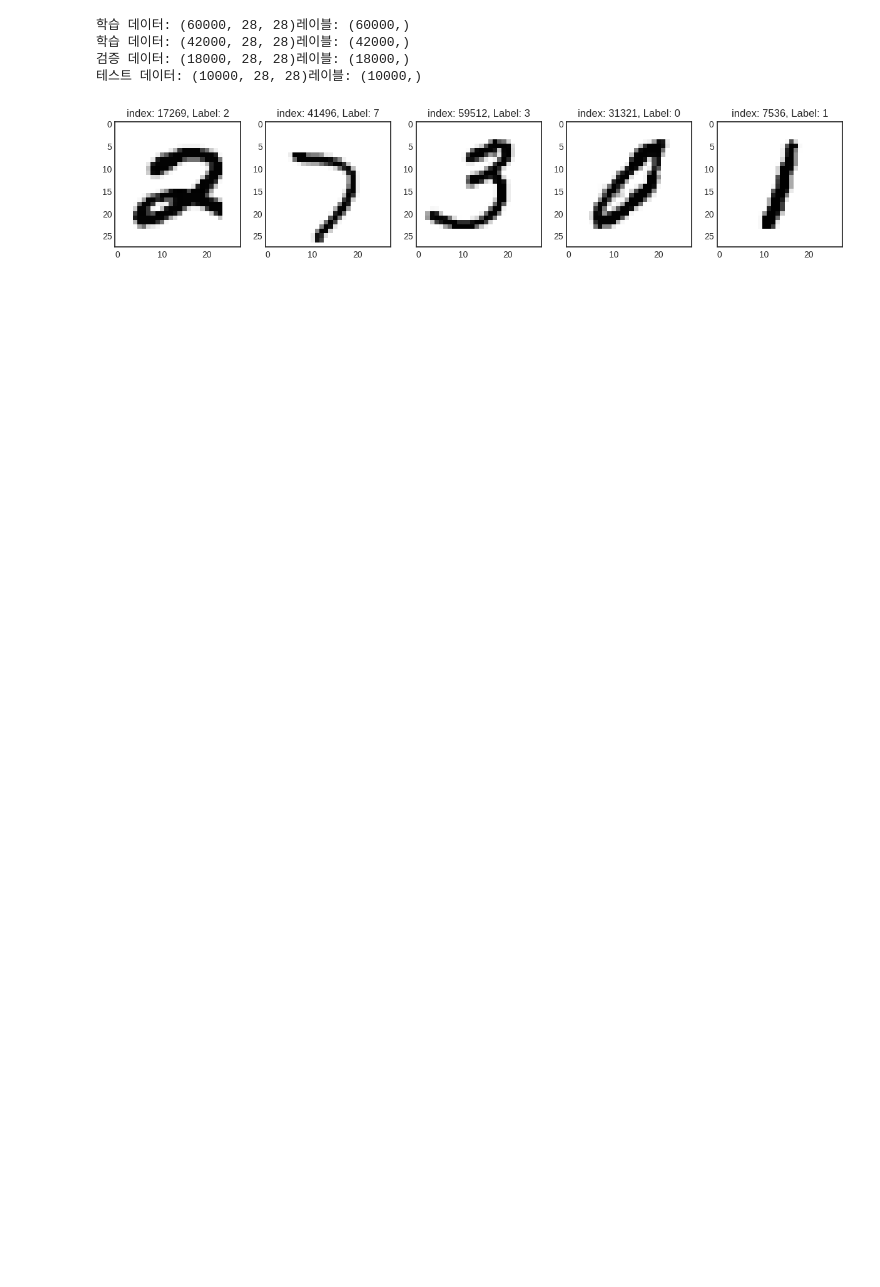
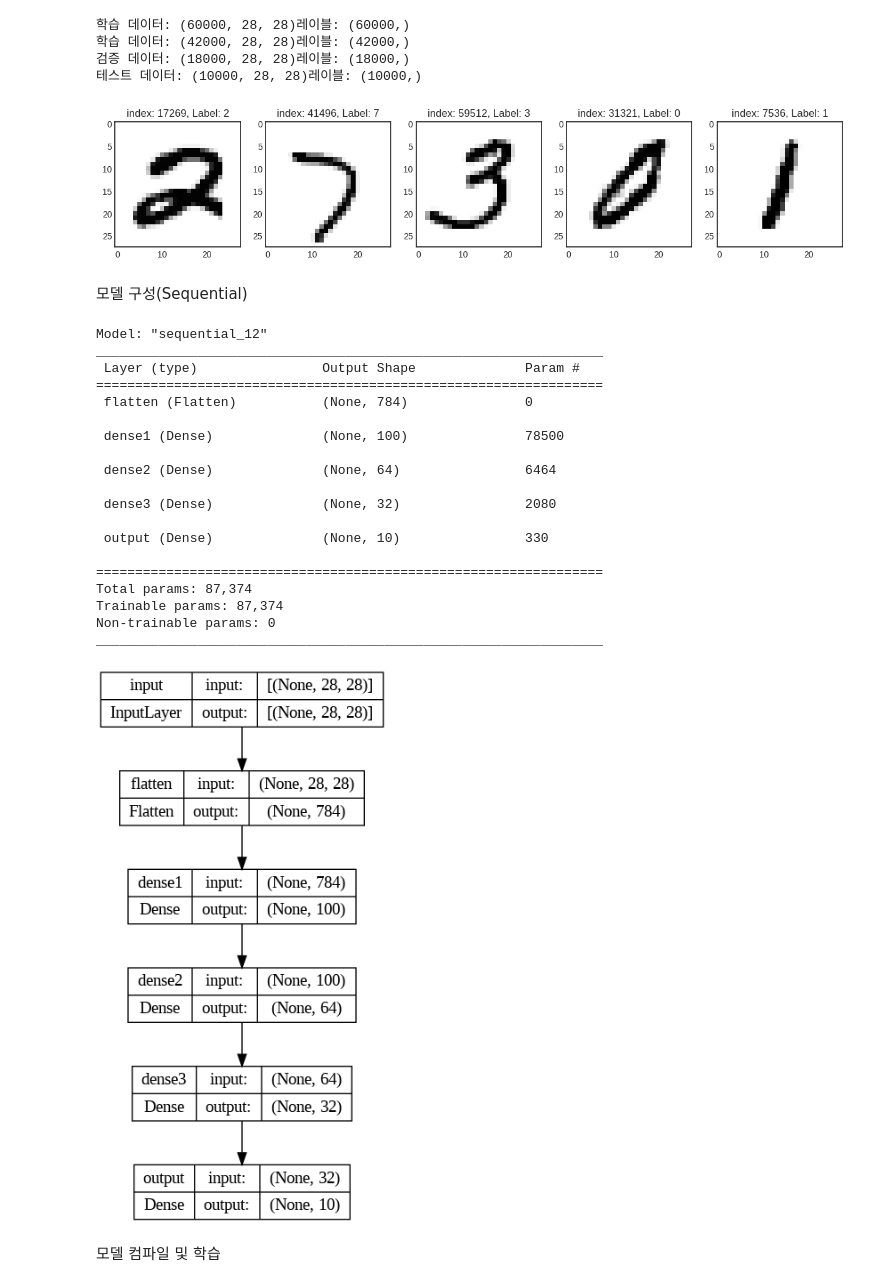
Before and after one commit to HWMV/AiModel_Practice, a Jupyter notebook: Untitled0.ipynb, the cells around one changed output. Drawn from its saved outputs; the diff is of its cells as text; code cells hidden in the pictures; blank space fills up the shorter version.

```diff
--- a/Untitled0.ipynb
+++ b/Untitled0.ipynb
@@ -47,0 +56,34 @@ for i, idx in enumerate(random_idx):
+# %% [markdown]
+모델 구성(Sequential)
+# %%
+model = Sequential([Input(shape=(28,28), name='input'), Flatten(input_shape=[28,28], name='flatten'), Dense(100, activation='relu', name='dense1'),
+                    Dense(64, activation='relu', name='dense2'),
+                    Dense(32, activation='relu', name='dense3'),
+                    Dense(10, activation='softmax', name='output')])
+
+model.summary()
+
+plot_model(model, show_shapes=True)
+# %% [output]
+Model: "sequential_12"
+_________________________________________________________________
+ Layer (type)                Output Shape              Param #
+=================================================================
+ flatten (Flatten)           (None, 784)               0
+
+ dense1 (Dense)              (None, 100)               78500
+
+ dense2 (Dense)              (None, 64)                6464
+
+ dense3 (Dense)              (None, 32)                2080
+
+ output (Dense)              (None, 10)                330
+
+=================================================================
+Total params: 87,374
+Trainable params: 87,374
+Non-trainable params: 0
+_________________________________________________________________
+[figure, added]
+# %% [markdown]
+모델 컴파일 및 학습
```
Also changed, not shown: parts of 10 cells of this notebook.
